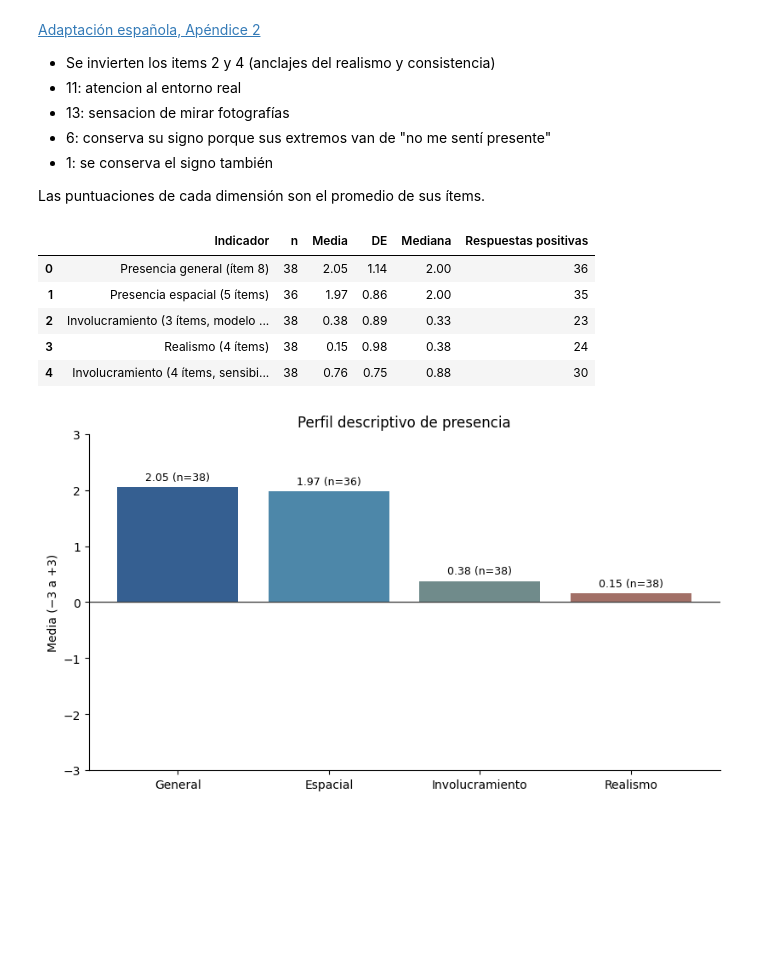
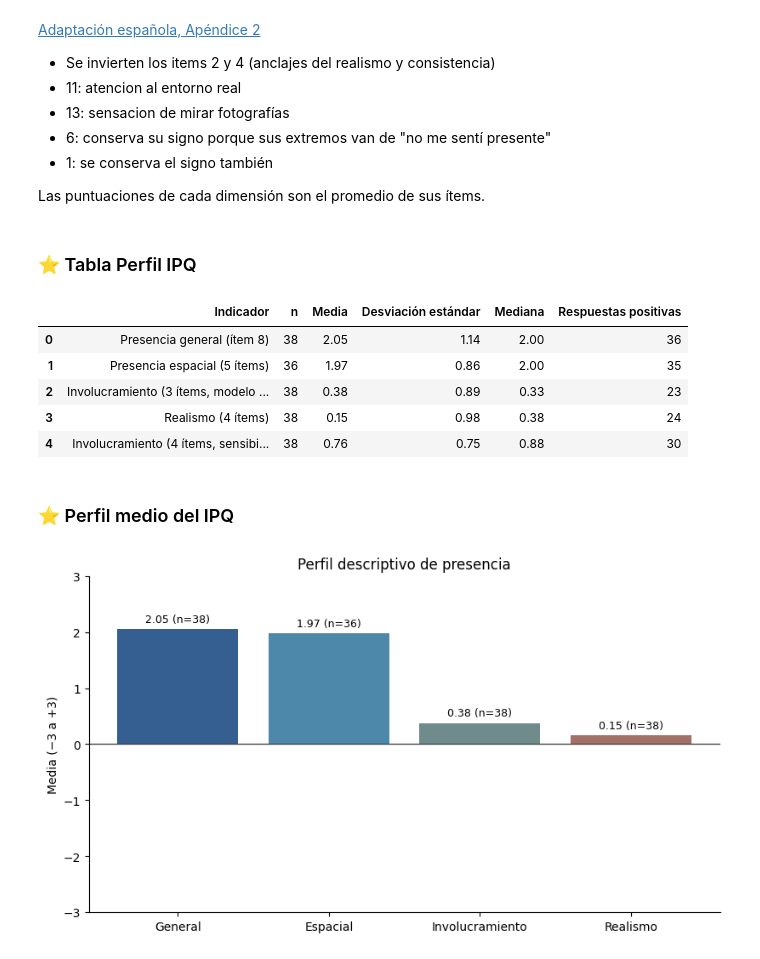
Before and after one commit to angelargd8/PG-analisis-resultados, a Jupyter notebook: IPQ/resultados-IPQ.ipynb, the cells around one changed output. Cells and saved outputs as stored; diff of their text form; code cells hidden in the pictures; blank space fills up the shorter version.

```diff
--- a/IPQ/resultados-IPQ.ipynb
+++ b/IPQ/resultados-IPQ.ipynb
@@ -139,40 +139,44 @@ display(revision)
 - 1: se conserva el signo también
 
 Las puntuaciones de cada dimensión son el promedio de sus ítems.
+# %% [markdown]
+### ⭐ Tabla Perfil IPQ
 # %%
 items_orientados = respuestas.copy()
 
 for nombre in ("q2", "q4", "q11", "q13"):
     items_orientados[nombre] = -items_orientados[nombre]
 
 def promedio_completo(columnas):
     valores = items_orientados[columnas]
     return valores.mean(axis=1).where(valores.notna().all(axis=1))
 
 puntuaciones = pd.DataFrame(index=respuestas.index)
 puntuaciones["Presencia general (ítem 8)"] = items_orientados["q8"]
 puntuaciones["Presencia espacial (5 ítems)"] = promedio_completo(["q3", "q6", "q9", "q10", "q13"])
 puntuaciones["Involucramiento (3 ítems, modelo revisado)"] = promedio_completo(["q1", "q7", "q11"])
 puntuaciones["Realismo (4 ítems)"] = promedio_completo(["q2", "q4", "q5", "q12"])
 puntuaciones["Involucramiento (4 ítems, sensibilidad)"] = promedio_completo(["q1", "q7", "q11", "q14"])
 
 tabla_puntuaciones = pd.DataFrame({
     "Indicador": puntuaciones.columns,
     "n": puntuaciones.count().to_numpy(),
     "Media": puntuaciones.mean().to_numpy(),
-    "DE": puntuaciones.std(ddof=1).to_numpy(),
+    "Desviación estándar": puntuaciones.std(ddof=1).to_numpy(),
     "Mediana": puntuaciones.median().to_numpy(),
     "Respuestas positivas": puntuaciones.gt(0).sum().to_numpy()
 })
 
 display(tabla_puntuaciones.round(2))
 # %% [output]
-|  | Indicador | n | Media | DE | Mediana | Respuestas positivas |
+|  | Indicador | n | Media | Desviación estándar | Mediana | Respuestas positivas |
 | 0 | Presencia general (ítem 8) | 38 | 2.05 | 1.14 | 2.00 | 36 |
 | 1 | Presencia espacial (5 ítems) | 36 | 1.97 | 0.86 | 2.00 | 35 |
 | 2 | Involucramiento (3 ítems, modelo ... | 38 | 0.38 | 0.89 | 0.33 | 23 |
 | 3 | Realismo (4 ítems) | 38 | 0.15 | 0.98 | 0.38 | 24 |
 | 4 | Involucramiento (4 ítems, sensibi... | 38 | 0.76 | 0.75 | 0.88 | 30 |
+# %% [markdown]
+### ⭐ Perfil medio del IPQ
 # %%
 perfil = puntuaciones.iloc[:, :4]
 medias = perfil.mean()
```
Also changed, not shown: parts of 2 cells of this notebook, 2 other files.
